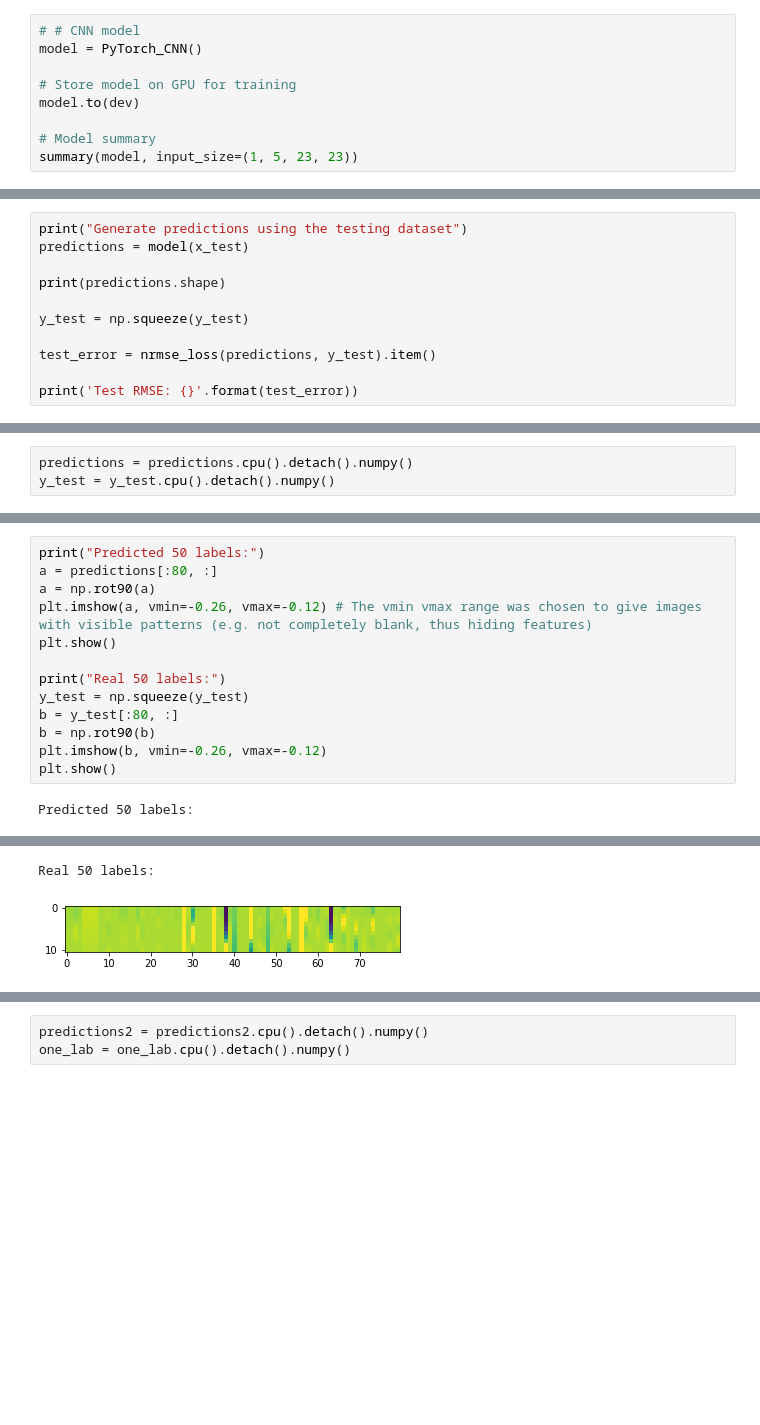
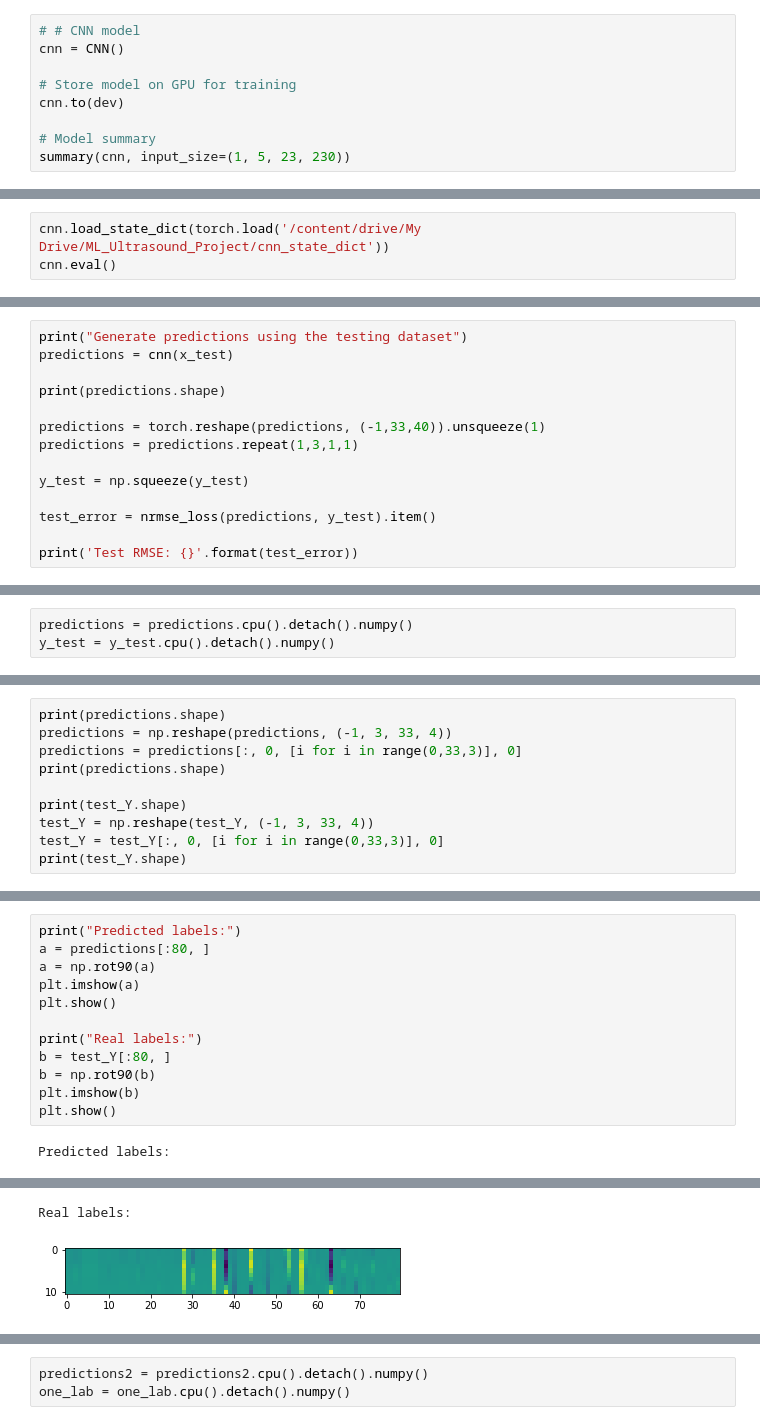
Before and after one commit to nicku-a/ConvLSTM_3D_Brain_Ultrasound, a Jupyter notebook: CNN_PyTorch.ipynb, the cells around one changed output, grey strips where cells are left out. Drawn from its saved outputs; the diff is of its cells as text; blank space fills up the shorter version.

```diff
--- a/CNN_PyTorch.ipynb
+++ b/CNN_PyTorch.ipynb
@@ -278,12 +309,12 @@ torch.Size([7680, 1, 23, 23, 5])
 # %%
 # # CNN model
-model = PyTorch_CNN()
+cnn = CNN()
 
 # Store model on GPU for training
-model.to(dev)
+cnn.to(dev)
 
 # Model summary
-summary(model, input_size=(1, 5, 23, 23))
+summary(cnn, input_size=(1, 5, 23, 230))
 # %% [output]
 ----------------------------------------------------------------
         Layer (type)               Output Shape         Param #
@@ -333,0 +394,3 @@ loss = 5.120516213860694e-05      val_loss: 8.811055711703375e-05
+# %%
+cnn.load_state_dict(torch.load('/content/drive/My Drive/ML_Ultrasound_Project/cnn_state_dict'))
+cnn.eval()
@@ -388,8 +486,11 @@ torch.Size([720, 1, 5, 23, 23])
 # %%
 print("Generate predictions using the testing dataset")
-predictions = model(x_test)
+predictions = cnn(x_test)
 
 print(predictions.shape)
+
+predictions = torch.reshape(predictions, (-1,33,40)).unsqueeze(1)
+predictions = predictions.repeat(1,3,1,1)
 
 y_test = np.squeeze(y_test)
 
@@ -405,0 +525,10 @@ y_test = y_test.cpu().detach().numpy()
+# %%
+print(predictions.shape)
+predictions = np.reshape(predictions, (-1, 3, 33, 4))
+predictions = predictions[:, 0, [i for i in range(0,33,3)], 0]
+print(predictions.shape)
+
+print(test_Y.shape)
+test_Y = np.reshape(test_Y, (-1, 3, 33, 4))
+test_Y = test_Y[:, 0, [i for i in range(0,33,3)], 0]
+print(test_Y.shape)
@@ -406,15 +540,14 @@ y_test = y_test.cpu().detach().numpy()
 # %%
-print("Predicted 50 labels:")
-a = predictions[:80, :]
+print("Predicted labels:")
+a = predictions[:80, ]
 a = np.rot90(a)
-plt.imshow(a, vmin=-0.26, vmax=-0.12) # The vmin vmax range was chosen to give images with visible patterns (e.g. not completely blank, thus hiding features)
+plt.imshow(a)
 plt.show()
 
-print("Real 50 labels:")
-y_test = np.squeeze(y_test)
-b = y_test[:80, :]
+print("Real labels:")
+b = test_Y[:80, ]
 b = np.rot90(b)
-plt.imshow(b, vmin=-0.26, vmax=-0.12)
+plt.imshow(b)
 plt.show()
 # %% [output]
-Predicted 50 labels:
+Predicted labels:
@@ -422,5 +555,5 @@ Predicted 50 labels:
-Real 50 labels:
+Real labels:
-[figure, old version]
+[figure, new version]
 # %%
 # Loads the entire dataset of both blank and wave inputs/labels
 norm_inputs = np.load('/content/drive/My Drive/ML_Ultrasound_Project/UROPdata/norm_inputs.npz', allow_pickle=True)
```
Also changed, not shown: parts of 30 cells of this notebook.
